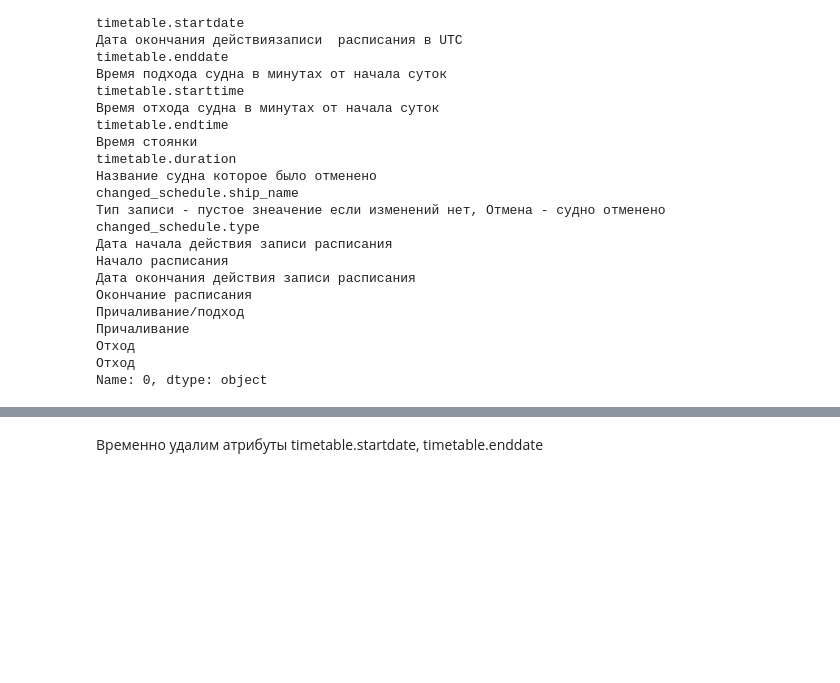
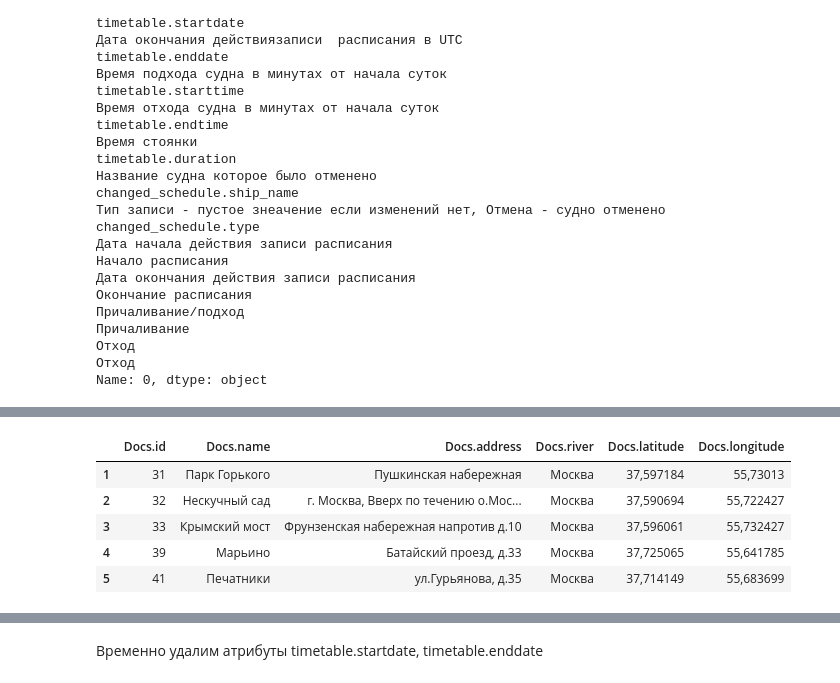
Before and after one commit to withLoveWeb/gos-hack, a Jupyter notebook: alg/note.ipynb, the cells around one changed output, grey strips where cells are left out. Cells and saved outputs as stored; diff of their text form; code cells hidden in the pictures; blank space fills up the shorter version.

```diff
--- a/alg/note.ipynb
+++ b/alg/note.ipynb
@@ -2,6 +2,7 @@
 import pandas as pd
 
 df = pd.read_csv('schedule.csv')
+moorings = pd.read_csv('moorings.csv')
 # %%
 map_col = df.head().loc[0]
 map_col
@@ -37,3 +44,13 @@ df.head()
+# %%
+moorings = correct_data(moorings)
+moorings.head()
+# %% [output]
+|  | Docs.id | Docs.name | Docs.address | Docs.river | Docs.latitude | Docs.longitude |
+| 1 | 31 | Парк Горького | Пушкинская набережная | Москва | 37,597184 | 55,73013 |
+| 2 | 32 | Нескучный сад | г. Москва, Вверх по течению о.Мос... | Москва | 37,590694 | 55,722427 |
+| 3 | 33 | Крымский мост | Фрунзенская набережная напротив д.10 | Москва | 37,596061 | 55,732427 |
+| 4 | 39 | Марьино | Батайский проезд, д.33 | Москва | 37,725065 | 55,641785 |
+| 5 | 41 | Печатники | ул.Гурьянова, д.35 | Москва | 37,714149 | 55,683699 |
 # %%
 df = df.drop('id', axis=1)
 # %%
```
Also changed, not shown: parts of 13 cells of this notebook.
